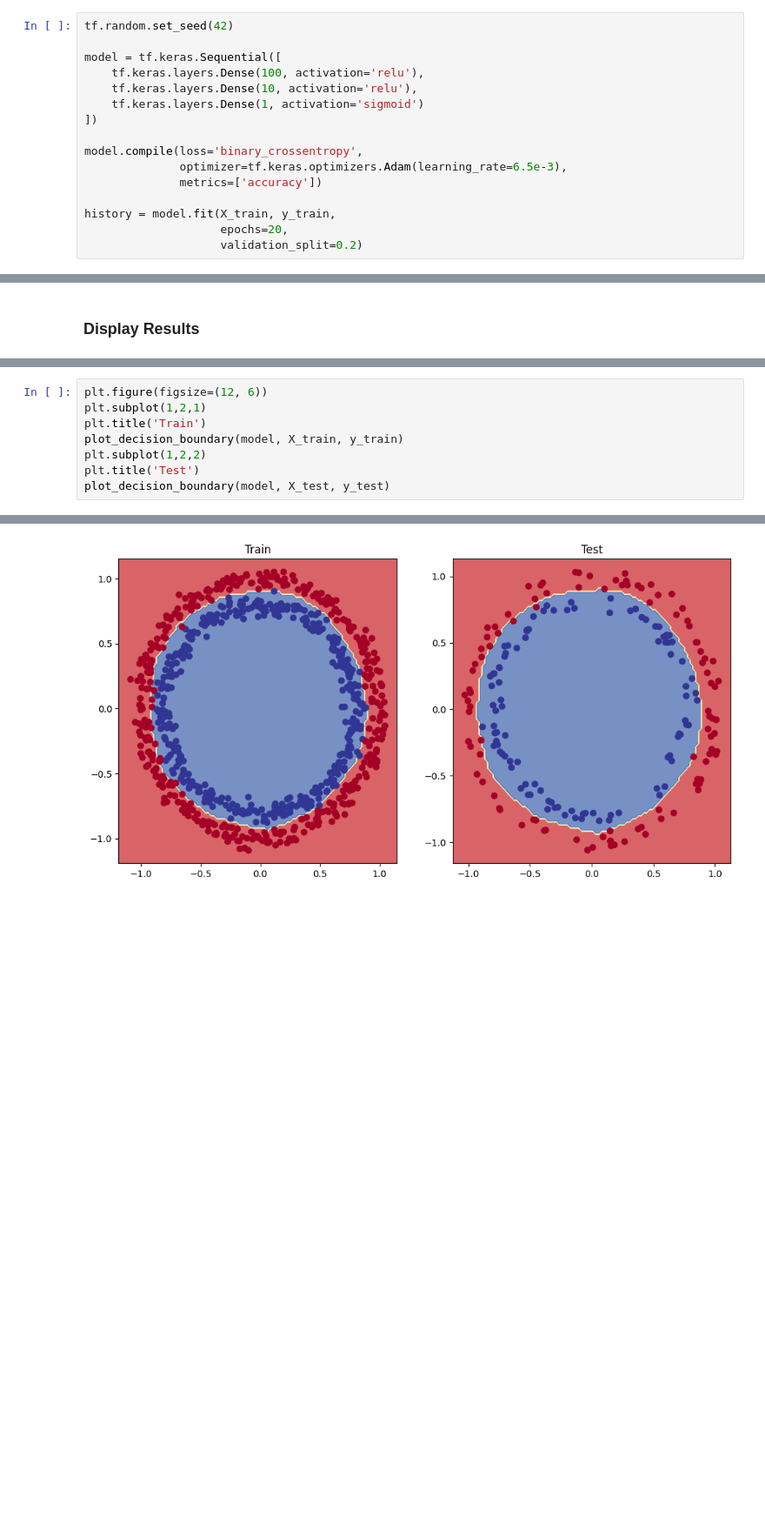
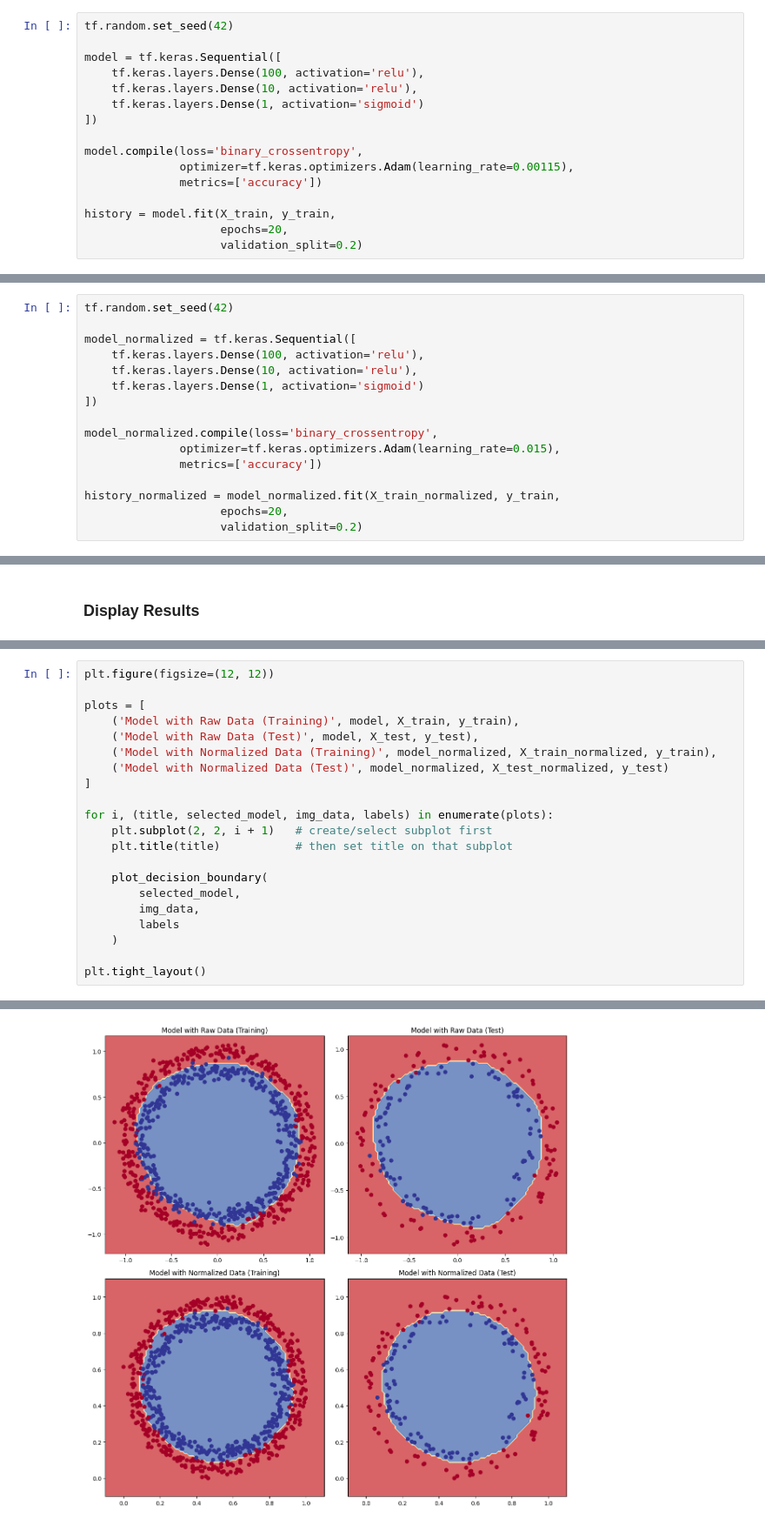
Before and after one commit to roob32/Personal-Notes, a Jupyter notebook: Supplementary Materials for ML/Assessments/circles.ipynb, the cells around one changed output, grey strips where cells are left out. Shown at 87% size. Cells and saved outputs as stored; diff of their text form; blank space fills up the shorter version.

```diff
--- a/Supplementary Materials for ML/Assessments/circles.ipynb
+++ b/Supplementary Materials for ML/Assessments/circles.ipynb
@@ -146,7 +195,7 @@ model = tf.keras.Sequential([
 ])
 
 model.compile(loss='binary_crossentropy',
-              optimizer=tf.keras.optimizers.Adam(learning_rate=6.5e-3),
+              optimizer=tf.keras.optimizers.Adam(learning_rate=0.00115),
               metrics=['accuracy'])
 
 history = model.fit(X_train, y_train,
@@ -191,0 +226,16 @@ Epoch 20/20
+# %%
+tf.random.set_seed(42)
+
+model_normalized = tf.keras.Sequential([
+    tf.keras.layers.Dense(100, activation='relu'),
+    tf.keras.layers.Dense(10, activation='relu'),
+    tf.keras.layers.Dense(1, activation='sigmoid')
+])
+
+model_normalized.compile(loss='binary_crossentropy',
+              optimizer=tf.keras.optimizers.Adam(learning_rate=0.015),
+              metrics=['accuracy'])
+
+history_normalized = model_normalized.fit(X_train_normalized, y_train,
+                    epochs=20,
+                    validation_split=0.2)
@@ -228,9 +344,22 @@ Text(0, 0.5, 'Loss')
 # %%
-plt.figure(figsize=(12, 6))
-plt.subplot(1,2,1)
-plt.title('Train')
-plot_decision_boundary(model, X_train, y_train)
-plt.subplot(1,2,2)
-plt.title('Test')
-plot_decision_boundary(model, X_test, y_test)
+plt.figure(figsize=(12, 12))
+
+plots = [
+    ('Model with Raw Data (Training)', model, X_train, y_train),
+    ('Model with Raw Data (Test)', model, X_test, y_test),
+    ('Model with Normalized Data (Training)', model_normalized, X_train_normalized, y_train),
+    ('Model with Normalized Data (Test)', model_normalized, X_test_normalized, y_test)
+]
+
+for i, (title, selected_model, img_data, labels) in enumerate(plots):
+    plt.subplot(2, 2, i + 1)   # create/select subplot first
+    plt.title(title)           # then set title on that subplot
+
+    plot_decision_boundary(
+        selected_model,
+        img_data,
+        labels
+    )
+
+plt.tight_layout()
 # %% [output]
@@ -241,2 +374,2 @@ doing binary classification...
-[figure, old version]
+[figure, new version]
 # %% [markdown]
```
Also changed, not shown: parts of 27 cells of this notebook, 1 other file.
